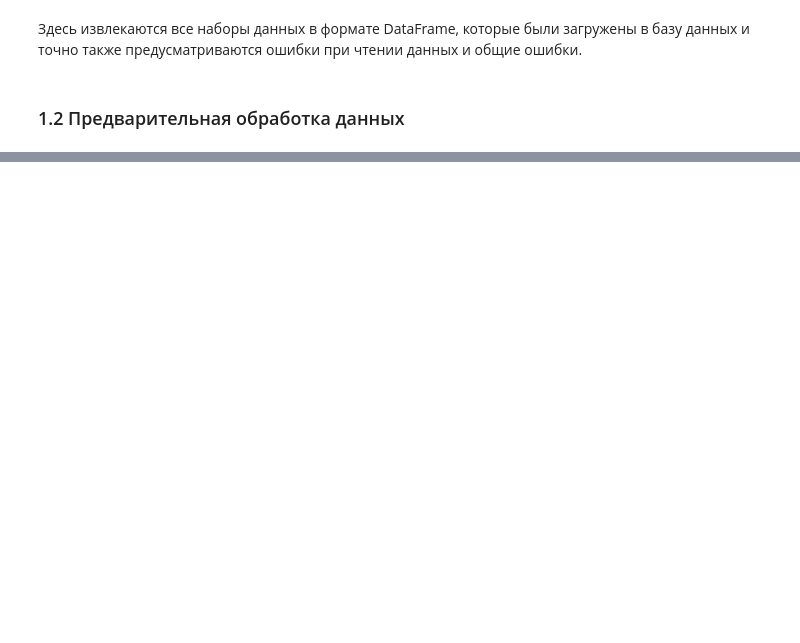
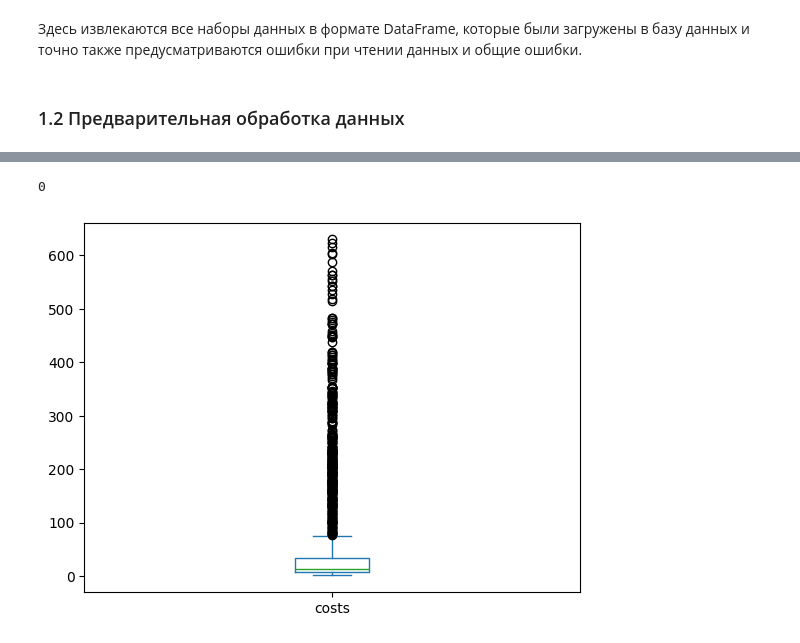
Before and after one commit to tespip/nenyam, a Jupyter notebook: Report_C1.ipynb, the cells around one changed output, grey strips where cells are left out. Drawn from its saved outputs; the diff is of its cells as text; code cells hidden in the pictures; blank space fills up the shorter version.

```diff
--- a/Report_C1.ipynb
+++ b/Report_C1.ipynb
@@ -217,11 +210,11 @@ finally:
 engine = create_engine('postgresql+psycopg2://postgres_user:postgres_password@127.0.0.1:5432/postgres_db')
 
 with engine.connect() as con:
-    expenses = pd.read_sql('SELECT * FROM expenses', con)
-    orders = pd.read_sql('SELECT * FROM orders', con)
-    visitation = pd.read_sql('SELECT * FROM visitation', con)
+    expenses_df = pd.read_sql_table('expenses', con)
+    orders_df = pd.read_sql_table('orders', con)
+    visitation_df = pd.read_sql_table('visitation', con)
 
-print(expenses.head())
-print(orders.head())
-print(visitation.head())
+print(expenses_df.head())
+print(orders_df.head())
+print(visitation_df.head())
 # %% [output]
@@ -441,0 +256,9 @@ users_bundle[users_bundle['User_Id'] == 'nan']
+# %%
+expenses_df.duplicated().sum()
+# %% [output]
+0
+# %%
+expenses_df['costs'].plot(kind='box')
+plt.show()
+# %% [output]
+[figure, added]
```
Also changed, not shown: parts of 40 cells of this notebook.
